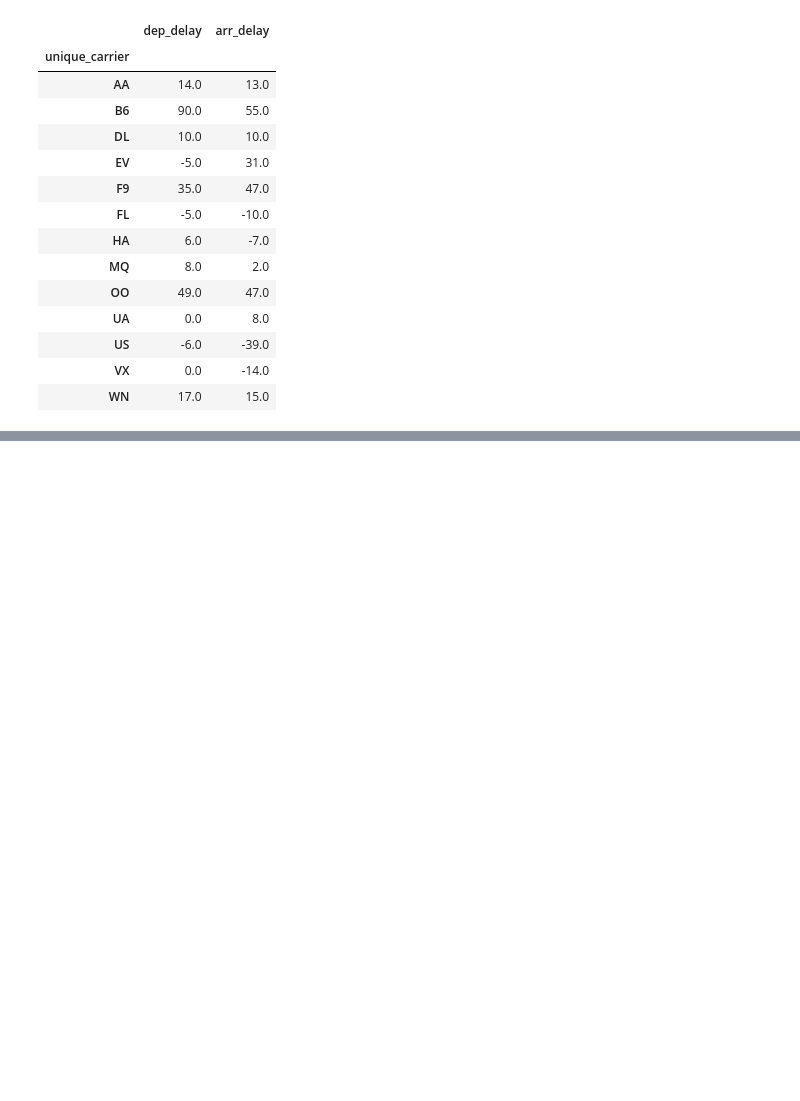
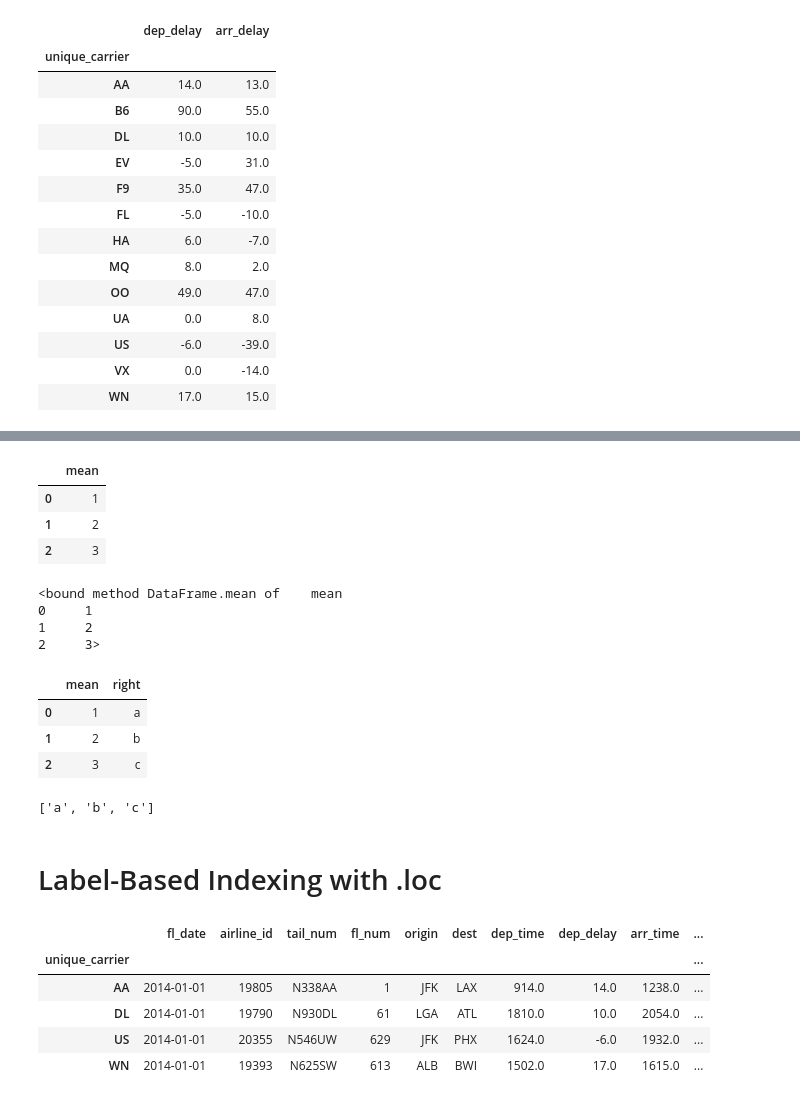
Before and after one commit to abhisam/PadhAI_Notebooks, a Jupyter notebook: pandas_tutorials.ipynb, the cells around one changed output, grey strips where cells are left out. Saved outputs shown, nothing was run; the diff lists cells and outputs as text; code cells hidden in the pictures; blank space fills up the shorter version.

```diff
--- a/pandas_tutorials.ipynb
+++ b/pandas_tutorials.ipynb
@@ -324,0 +349,46 @@ Name: origin, dtype: int64
+# %%
+x = pd.DataFrame({"mean": [1, 2, 3]})
+x
+# %% [output]
+|  | mean |
+| 0 | 1 |
+| 1 | 2 |
+| 2 | 3 |
+# %%
+# returns the method, not the column
+x.mean
+# %% [output]
+<bound method DataFrame.mean of    mean
+0     1
+1     2
+2     3>
+# %%
+# you can't assign with ., while you can with __setitem__ (square brackets on the left-hand side of an =):
+# addning new columns
+
+x.wrong = ['a', 'b', 'c']
+x['right'] = ['a', 'b', 'c']
+x
+# %% [output]
+|  | mean | right |
+| 0 | 1 | a |
+| 1 | 2 | b |
+| 2 | 3 | c |
+# %%
+x.wrong
+# %% [output]
+['a', 'b', 'c']
+# %% [markdown]
+# Label-Based Indexing with .loc
+# %%
+carriers = ['AA', 'DL', 'US', 'WN']
+# Select those carriers by label
+first.loc[carriers]
+# no column indexer
+# %% [output]
+|  | fl_date | airline_id | tail_num | fl_num | origin | dest | dep_time | dep_delay | arr_time | ... |
+| unique_carrier |  |  |  |  |  |  |  |  |  | ... |
+| AA | 2014-01-01 | 19805 | N338AA | 1 | JFK | LAX | 914.0 | 14.0 | 1238.0 | ... |
+| DL | 2014-01-01 | 19790 | N930DL | 61 | LGA | ATL | 1810.0 | 10.0 | 2054.0 | ... |
+| US | 2014-01-01 | 20355 | N546UW | 629 | JFK | PHX | 1624.0 | -6.0 | 1932.0 | ... |
+| WN | 2014-01-01 | 19393 | N625SW | 613 | ALB | BWI | 1502.0 | 17.0 | 1615.0 | ... |
```
Also changed, not shown: parts of 18 cells of this notebook.
